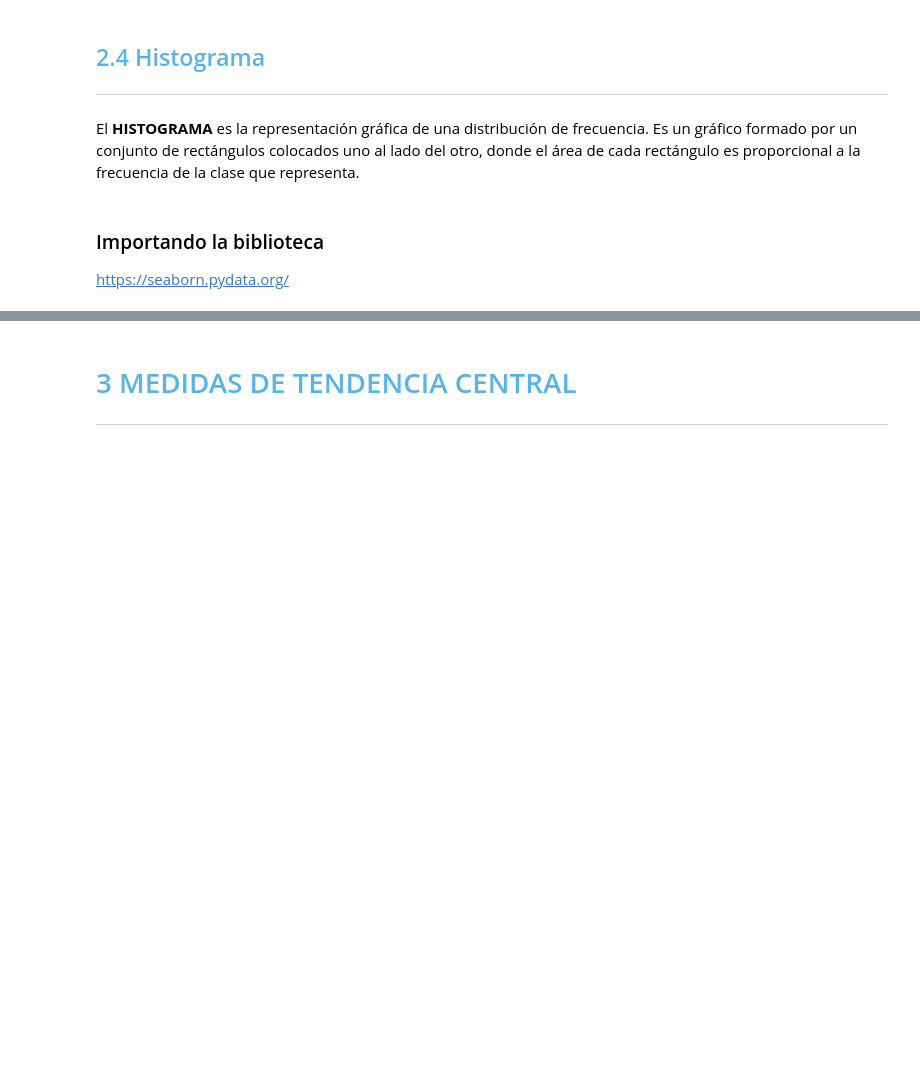
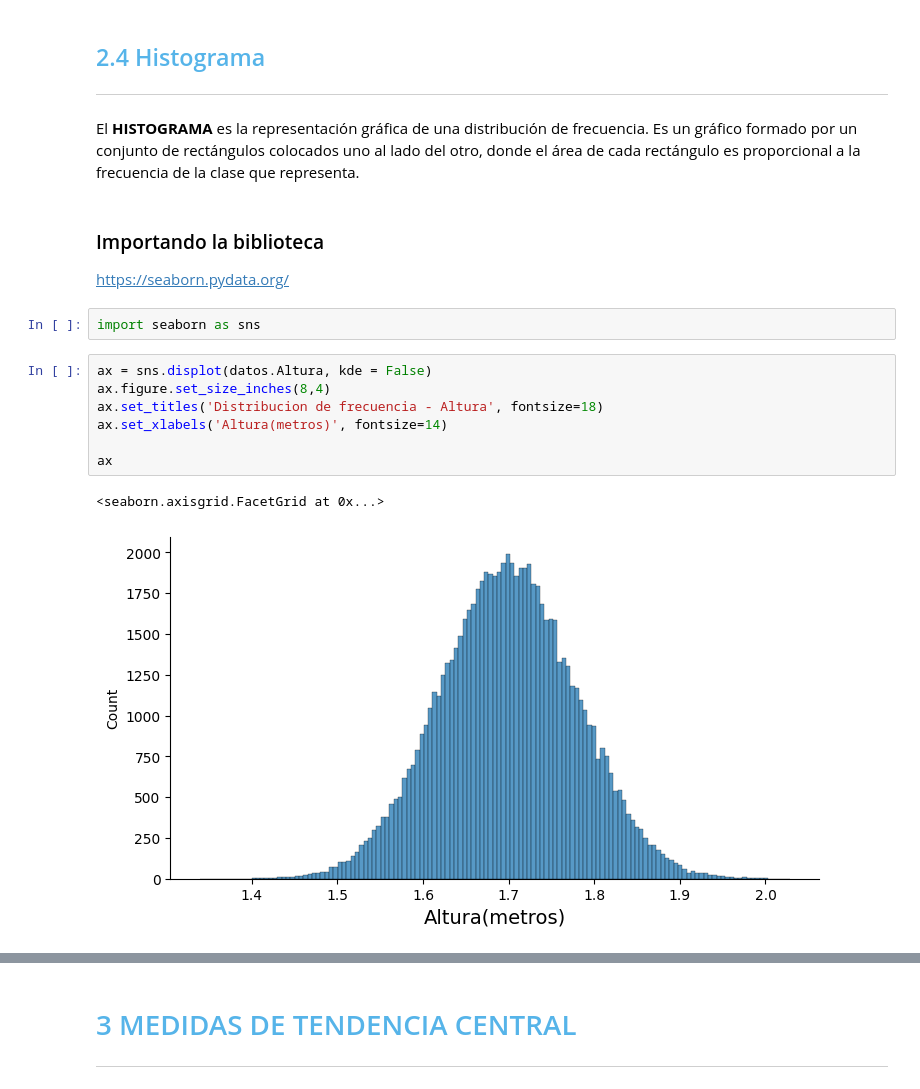
Before and after one commit to TheRealMrR/One_SegundaParte, a Jupyter notebook: curso_de_estad_stica_con_python_1.ipynb, the cells around one changed output, grey strips where cells are left out. Drawn from its saved outputs; the diff is of its cells as text; blank space fills up the shorter version.

```diff
--- a/curso_de_estad_stica_con_python_1.ipynb
+++ b/curso_de_estad_stica_con_python_1.ipynb
@@ -526,3 +526,15 @@ El <b>HISTOGRAMA</b> es la representación gráfica de una distribución de frec
 ### Importando la biblioteca
 
 https://seaborn.pydata.org/
+# %%
+import seaborn as sns
+# %%
+ax = sns.displot(datos.Altura, kde = False)
+ax.figure.set_size_inches(8,4)
+ax.set_titles('Distribucion de frecuencia - Altura', fontsize=18)
+ax.set_xlabels('Altura(metros)', fontsize=14)
+
+ax
+# %% [output]
+<seaborn.axisgrid.FacetGrid at 0x...>
+[figure, added]
```
Also changed, not shown: parts of 1 cell of this notebook.
